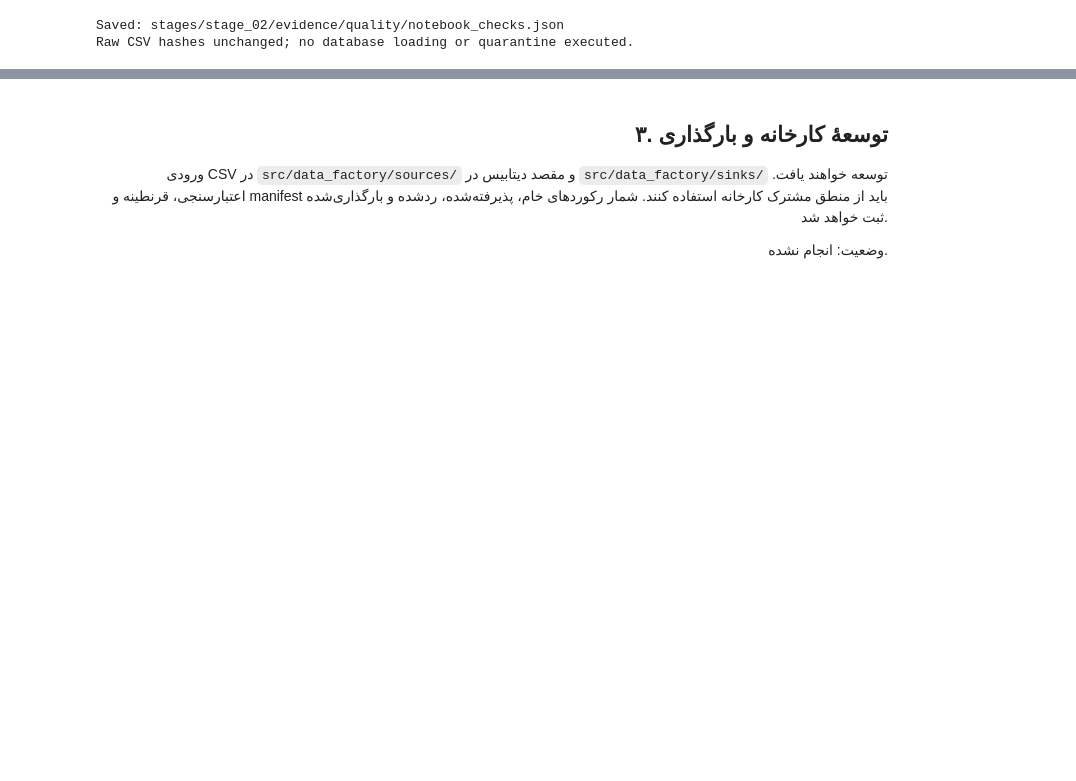
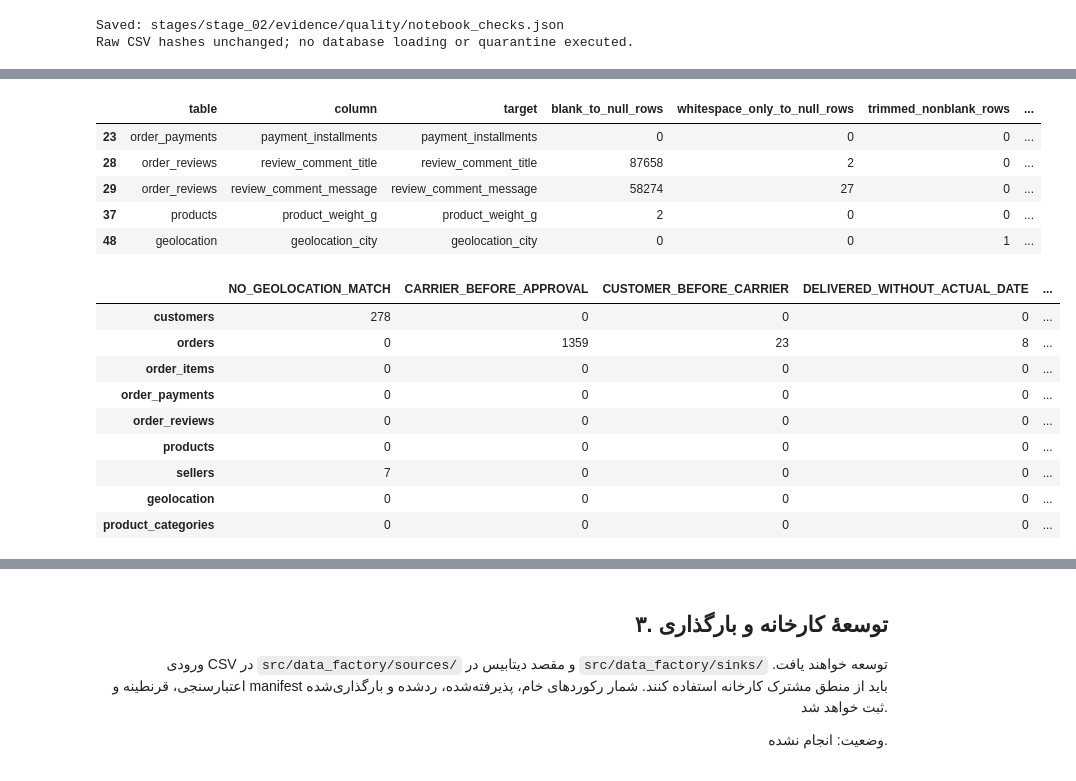
Before and after one commit to Ehsan-soveyzi/data_factory, a Jupyter notebook: stages/stage_02/solution.ipynb, the cells around one changed output, grey strips where cells are left out. Saved outputs shown, nothing was run; the diff lists cells and outputs as text; code cells hidden in the pictures; blank space fills up the shorter version.

```diff
--- a/stages/stage_02/solution.ipynb
+++ b/stages/stage_02/solution.ipynb
@@ -539,0 +584,26 @@ Raw CSV hashes unchanged; no database loading or quarantine executed.
+# %%
+cleaning_changes = pd.DataFrame(cleaning_report["column_changes"])
+changed_rows = cleaning_changes[[
+    "whitespace_only_to_null_rows", "trimmed_nonblank_rows", "zero_to_null_rows",
+    "invalid_optional_to_null_rows", "zero_padded_rows",
+]].sum(axis=1).gt(0)
+display(cleaning_changes.loc[changed_rows])
+flag_table = pd.DataFrame(cleaning_report["quality_flags_by_table"]).T.fillna(0).astype(int)
+display(flag_table.rename(index={"category_translation": "product_categories"}))
+# %% [output]
+|  | table | column | target | blank_to_null_rows | whitespace_only_to_null_rows | trimmed_nonblank_rows | ... |
+| 23 | order_payments | payment_installments | payment_installments | 0 | 0 | 0 | ... |
+| 28 | order_reviews | review_comment_title | review_comment_title | 87658 | 2 | 0 | ... |
+| 29 | order_reviews | review_comment_message | review_comment_message | 58274 | 27 | 0 | ... |
+| 37 | products | product_weight_g | product_weight_g | 2 | 0 | 0 | ... |
+| 48 | geolocation | geolocation_city | geolocation_city | 0 | 0 | 1 | ... |
+|  | NO_GEOLOCATION_MATCH | CARRIER_BEFORE_APPROVAL | CUSTOMER_BEFORE_CARRIER | DELIVERED_WITHOUT_ACTUAL_DATE | ... |
+| customers | 278 | 0 | 0 | 0 | ... |
+| orders | 0 | 1359 | 23 | 8 | ... |
+| order_items | 0 | 0 | 0 | 0 | ... |
+| order_payments | 0 | 0 | 0 | 0 | ... |
+| order_reviews | 0 | 0 | 0 | 0 | ... |
+| products | 0 | 0 | 0 | 0 | ... |
+| sellers | 7 | 0 | 0 | 0 | ... |
+| geolocation | 0 | 0 | 0 | 0 | ... |
+| product_categories | 0 | 0 | 0 | 0 | ... |
```
Also changed, not shown: parts of 20 cells of this notebook, 12 other files.
